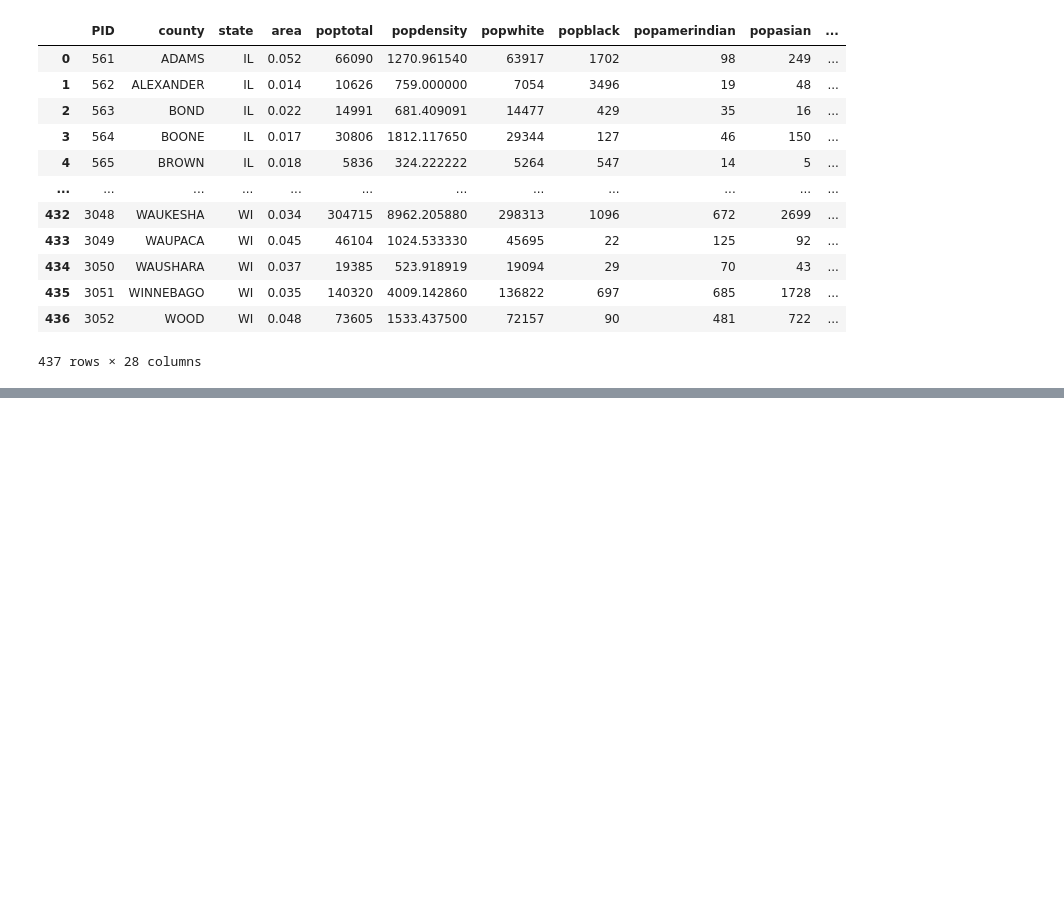
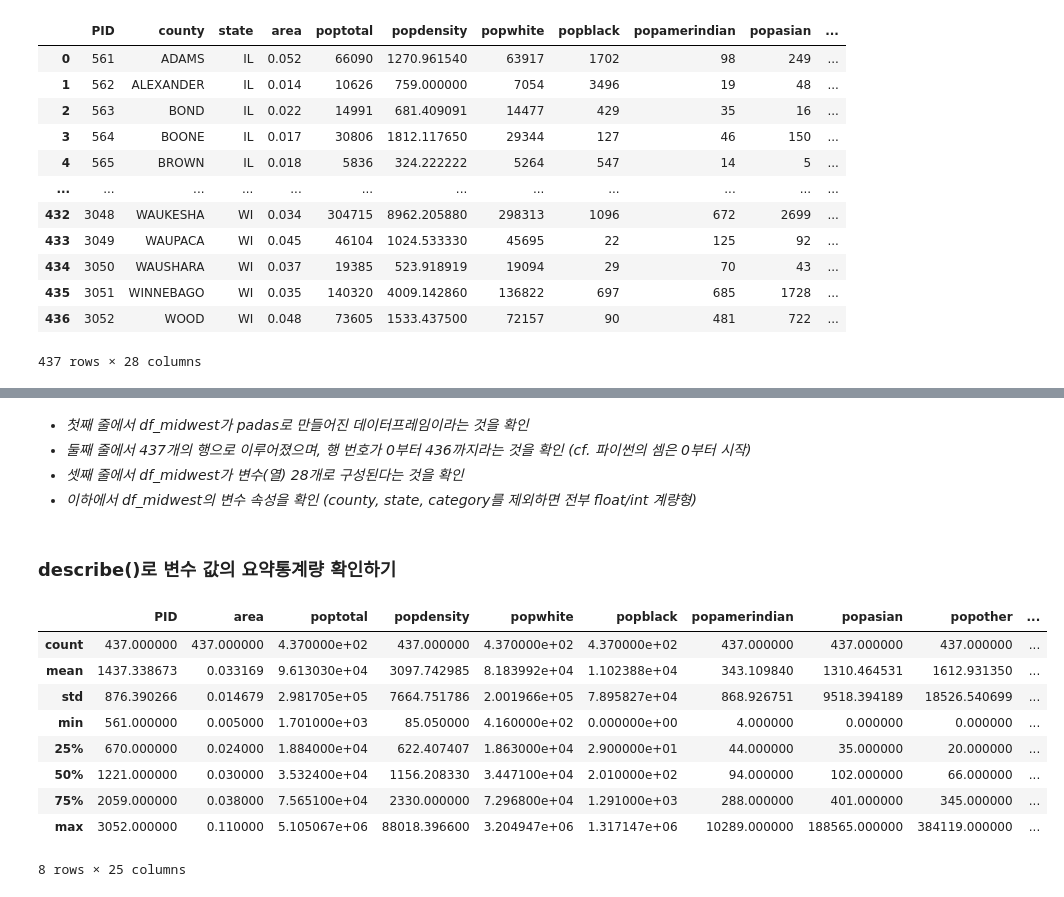
Before and after one commit to Likelion-at-SMWU-13th/KimMinSeo, a Jupyter notebook: part04hw/dataframe.ipynb, the cells around one changed output, grey strips where cells are left out. Cells and saved outputs as stored; diff of their text form; code cells hidden in the pictures; blank space fills up the shorter version.

```diff
--- a/part04hw/dataframe.ipynb
+++ b/part04hw/dataframe.ipynb
@@ -24,0 +112,21 @@ df_midwest
+# %% [markdown]
+
+- *첫째 줄에서 df_midwest가 padas로 만들어진 데이터프레임이라는 것을 확인*
+- *둘째 줄에서 437개의 행으로 이루어졌으며, 행 번호가 0부터 436까지라는 것을 확인 (cf. 파이썬의 셈은 0부터 시작)*
+- *셋째 줄에서 df_midwest가 변수(열) 28개로 구성된다는 것을 확인*
+- *이하에서 df_midwest의 변수 속성을 확인 (county, state, category를 제외하면 전부 float/int 계량형)*
+# %% [markdown]
+### describe()로 변수 값의 요약통계량 확인하기 ###
+# %%
+df_midwest.describe()
+# %% [output]
+|  | PID | area | poptotal | popdensity | popwhite | popblack | popamerindian | popasian | popother | ... |
+| count | 437.000000 | 437.000000 | 4.370000e+02 | 437.000000 | 4.370000e+02 | 4.370000e+02 | 437.000000 | 437.000000 | 437.000000 | ... |
+| mean | 1437.338673 | 0.033169 | 9.613030e+04 | 3097.742985 | 8.183992e+04 | 1.102388e+04 | 343.109840 | 1310.464531 | 1612.931350 | ... |
+| std | 876.390266 | 0.014679 | 2.981705e+05 | 7664.751786 | 2.001966e+05 | 7.895827e+04 | 868.926751 | 9518.394189 | 18526.540699 | ... |
+| min | 561.000000 | 0.005000 | 1.701000e+03 | 85.050000 | 4.160000e+02 | 0.000000e+00 | 4.000000 | 0.000000 | 0.000000 | ... |
+| 25% | 670.000000 | 0.024000 | 1.884000e+04 | 622.407407 | 1.863000e+04 | 2.900000e+01 | 44.000000 | 35.000000 | 20.000000 | ... |
+| 50% | 1221.000000 | 0.030000 | 3.532400e+04 | 1156.208330 | 3.447100e+04 | 2.010000e+02 | 94.000000 | 102.000000 | 66.000000 | ... |
+| 75% | 2059.000000 | 0.038000 | 7.565100e+04 | 2330.000000 | 7.296800e+04 | 1.291000e+03 | 288.000000 | 401.000000 | 345.000000 | ... |
+| max | 3052.000000 | 0.110000 | 5.105067e+06 | 88018.396600 | 3.204947e+06 | 1.317147e+06 | 10289.000000 | 188565.000000 | 384119.000000 | ... |
+8 rows × 25 columns
```
Also changed, not shown: parts of 14 cells of this notebook.
